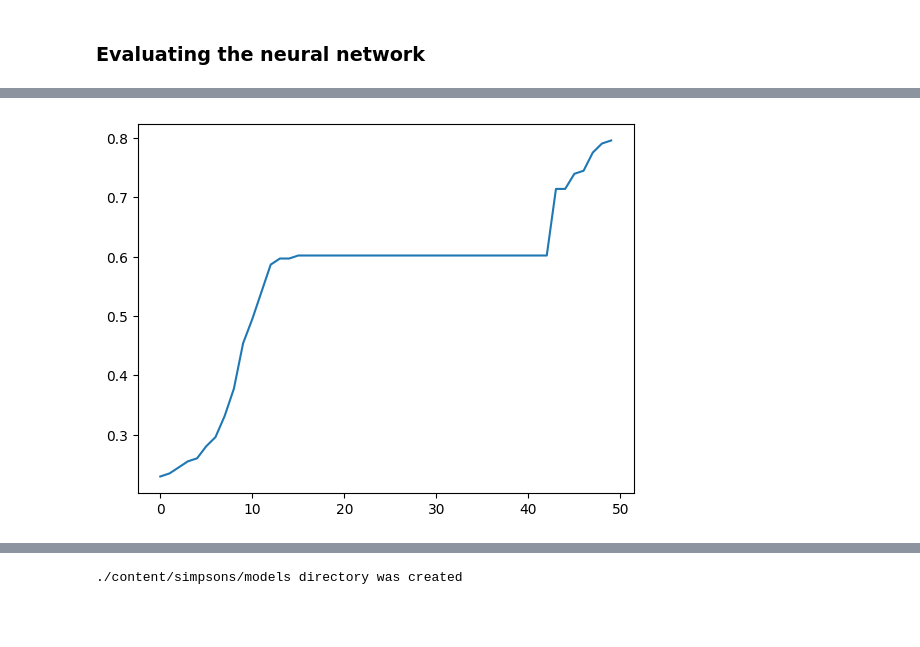
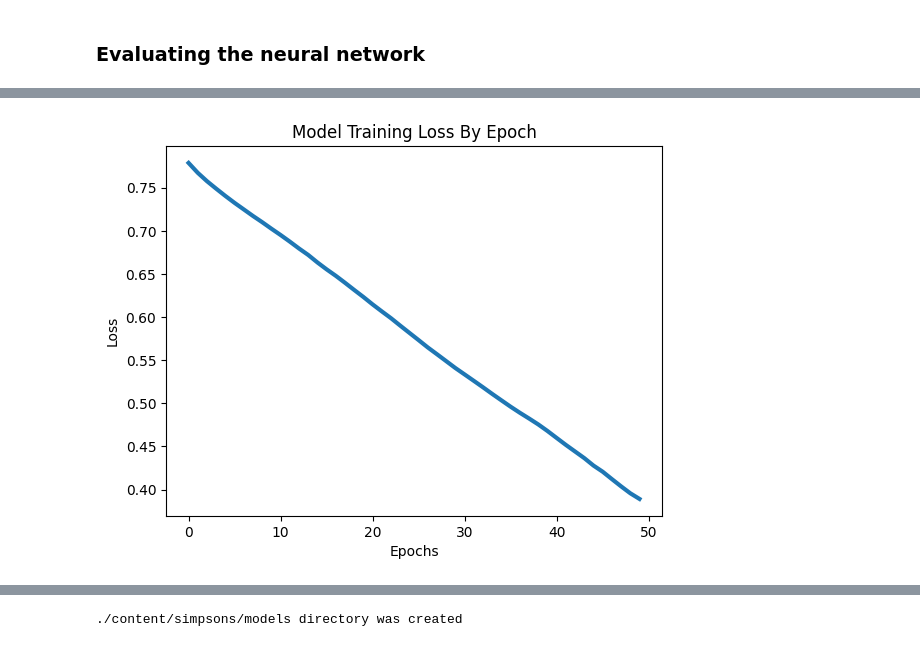
Before and after one commit to iliya1984/DevML, a Jupyter notebook: computer_vision/image_classification/homer_bart_classification_with_feature_extraction.ipynb, the cells around one changed output, grey strips where cells are left out. Drawn from its saved outputs; the diff is of its cells as text; code cells hidden in the pictures; blank space fills up the shorter version.

```diff
--- a/computer_vision/image_classification/homer_bart_classification_with_feature_extraction.ipynb
+++ b/computer_vision/image_classification/homer_bart_classification_with_feature_extraction.ipynb
@@ -330,4 +326,8 @@ plt.plot(history.history['loss']);
-# %%
-plt.plot(history.history['accuracy']);
-# %% [output]
-[figure, removed]
+# %%
+plt.plot(history.history['loss'], linewidth=3);
+plt.title('Model Training Loss By Epoch')
+plt.xlabel("Epochs")
+plt.ylabel("Loss")
+plt.show()
+# %% [output]
+[figure, added]
```
Also changed, not shown: parts of 14 cells of this notebook.
